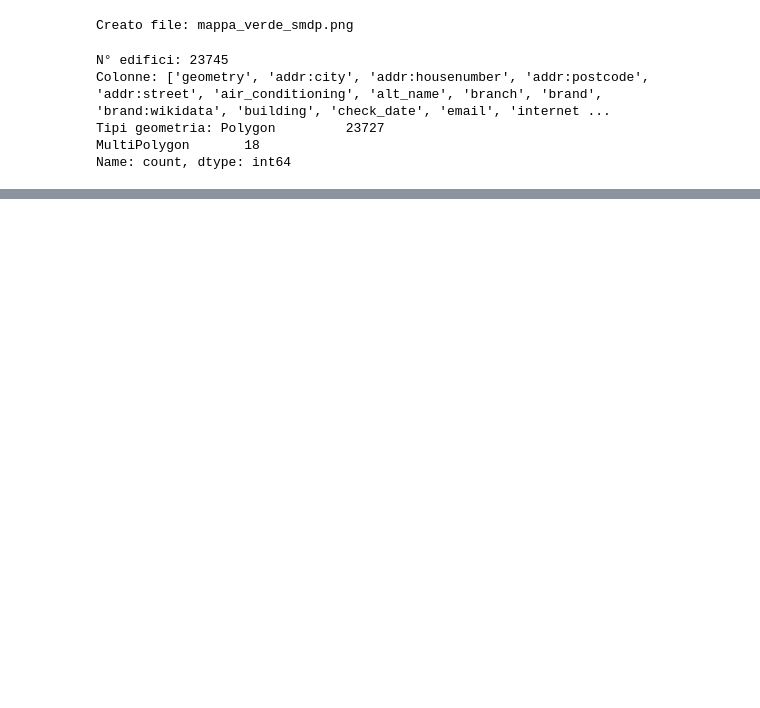
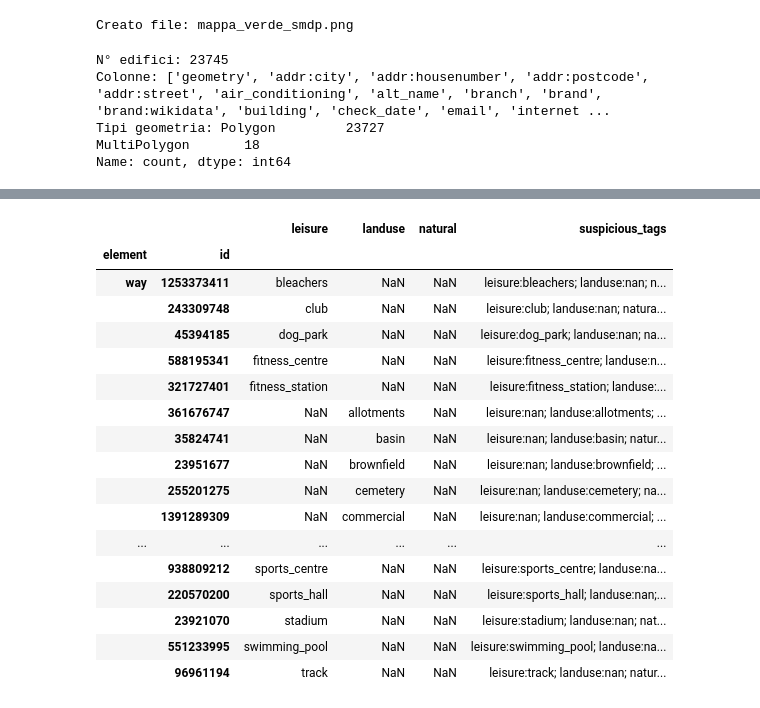
Before and after one commit to CaliShasa/GeneralProjects, a Jupyter notebook: SMDP/smdp.ipynb, the cells around one changed output, grey strips where cells are left out. Saved outputs shown, nothing was run; the diff lists cells and outputs as text; code cells hidden in the pictures; blank space fills up the shorter version.

```diff
--- a/SMDP/smdp.ipynb
+++ b/SMDP/smdp.ipynb
@@ -390,3 +409,84 @@ Colonne: ['geometry', 'addr:city', 'addr:housenumber', 'addr:postcode', 'addr:st
 Tipi geometria: Polygon         23727
 MultiPolygon       18
 Name: count, dtype: int64
+# %%
+import geopandas as gpd
+import pandas as pd
+import osmnx as ox
+from shapely.geometry import Point
+import matplotlib.pyplot as plt
+from osmnx import features
+
+
+# === PARAMETRI ===
+lat, lon = PARAMS["center_latlon"]
+dist_m = PARAMS["dist_m"]
+crs_metric = PARAMS["crs_metric"]
+
+# === AOI (Buffer metrico) ===
+pt_wgs = gpd.GeoDataFrame(geometry=[Point(lon, lat)], crs=4326)
+aoi_utm = pt_wgs.to_crs(crs_metric).buffer(dist_m)
+aoi = aoi_utm.to_crs(4326).iloc[0]
+aoi_gdf = gpd.GeoDataFrame(geometry=[aoi], crs=4326)
+
+# === TAGS VERDI DICHIARATI ===
+green_tags = {
+    "leisure":  ["park", "garden", "recreation_ground", "nature_reserve", "golf_course"],
+    "landuse":  ["grass", "forest", "recreation_ground", "meadow", "orchard", "vineyard"],
+    "natural":  ["wood", "grassland", "heath", "scrub", "wetland"],
+}
+
+# === TUTTE LE GEOMETRIE OSM NELL'AOI ===
+# Usa sempre geometries_from_polygon con tags=None per scaricare tutto
+# solo categorie rilevanti per aree verdi
+tags = {
+    "leisure": True,
+    "landuse": True,
+    "natural": True
+}
+
+gdf_all = ox.features_from_polygon(aoi, tags=tags)
+
+
+# === Filtra solo poligoni e multipoligoni ===
+gdf_all = gdf_all[gdf_all.geometry.type.isin(["Polygon", "MultiPolygon"])].copy()
+gdf_all = gpd.clip(gdf_all, aoi_gdf)
+
+# === Classifica: se contiene almeno un tag "verde", marca come 'verde_conosciuto' ===
+def is_green(row):
+    for tag, values in green_tags.items():
+        val = str(row.get(tag, "")).lower().strip()
+        if val in values:
+            return True
+    return False
+
+gdf_all["is_green_known"] = gdf_all.apply(is_green, axis=1)
+
+# === Crea GeoDataFrame con le aree verdi sconosciute ===
+gdf_unknown_green = gdf_all[~gdf_all["is_green_known"]].copy()
+
+# === Crea colonna di ispezione: elenco tag verdi presenti anche se non previsti ===
+def get_suspicious_tags(row):
+    susp = []
+    for key in ["leisure", "landuse", "natural"]:
+        val = str(row.get(key, "")).strip().lower()
+        if val and val not in green_tags.get(key, []):
+            susp.append(f"{key}:{val}")
+    return "; ".join(susp)
+
+gdf_unknown_green["suspicious_tags"] = gdf_unknown_green.apply(get_suspicious_tags, axis=1)
+
+# === Filtra solo quelli con almeno un tag verde non previsto ===
+gdf_suspect_green = gdf_unknown_green[gdf_unknown_green["suspicious_tags"] != ""]
+
+# === Output tabellare: quali tag stanno sfuggendo? ===
+print("\n🚨 Tag verdi non previsti trovati nelle geometrie:")
+display(
+    gdf_suspect_green[["leisure", "landuse", "natural", "suspicious_tags"]]
+    .drop_duplicates()
+    .sort_values("suspicious_tags")
+)
+
+# === Optional: salva su file GeoPackage per ispezione in QGIS ===
+#gdf_suspect_green.to_file("verde_sospetto.gpkg", layer="verde_non_classificato", driver="GPKG")
+# %% [output]
@@ -392,0 +494,18 @@ Name: count, dtype: int64
+|  |  | leisure | landuse | natural | suspicious_tags |
+| element | id |  |  |  |  |
+| way | 1253373411 | bleachers | NaN | NaN | leisure:bleachers; landuse:nan; n... |
+|  | 243309748 | club | NaN | NaN | leisure:club; landuse:nan; natura... |
+|  | 45394185 | dog_park | NaN | NaN | leisure:dog_park; landuse:nan; na... |
+|  | 588195341 | fitness_centre | NaN | NaN | leisure:fitness_centre; landuse:n... |
+|  | 321727401 | fitness_station | NaN | NaN | leisure:fitness_station; landuse:... |
+|  | 361676747 | NaN | allotments | NaN | leisure:nan; landuse:allotments; ... |
+|  | 35824741 | NaN | basin | NaN | leisure:nan; landuse:basin; natur... |
+|  | 23951677 | NaN | brownfield | NaN | leisure:nan; landuse:brownfield; ... |
+|  | 255201275 | NaN | cemetery | NaN | leisure:nan; landuse:cemetery; na... |
+|  | 1391289309 | NaN | commercial | NaN | leisure:nan; landuse:commercial; ... |
+| ... | ... | ... | ... | ... | ... |
+|  | 938809212 | sports_centre | NaN | NaN | leisure:sports_centre; landuse:na... |
+|  | 220570200 | sports_hall | NaN | NaN | leisure:sports_hall; landuse:nan;... |
+|  | 23921070 | stadium | NaN | NaN | leisure:stadium; landuse:nan; nat... |
+|  | 551233995 | swimming_pool | NaN | NaN | leisure:swimming_pool; landuse:na... |
+|  | 96961194 | track | NaN | NaN | leisure:track; landuse:nan; natur... |
```
Also changed, not shown: parts of 6 cells of this notebook.
